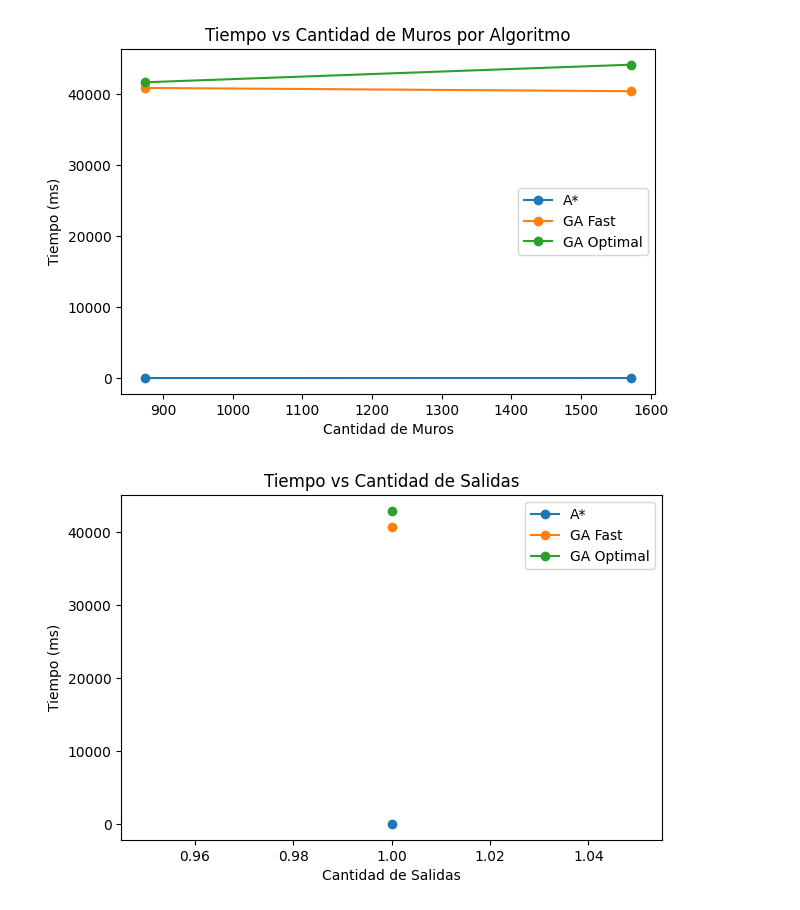
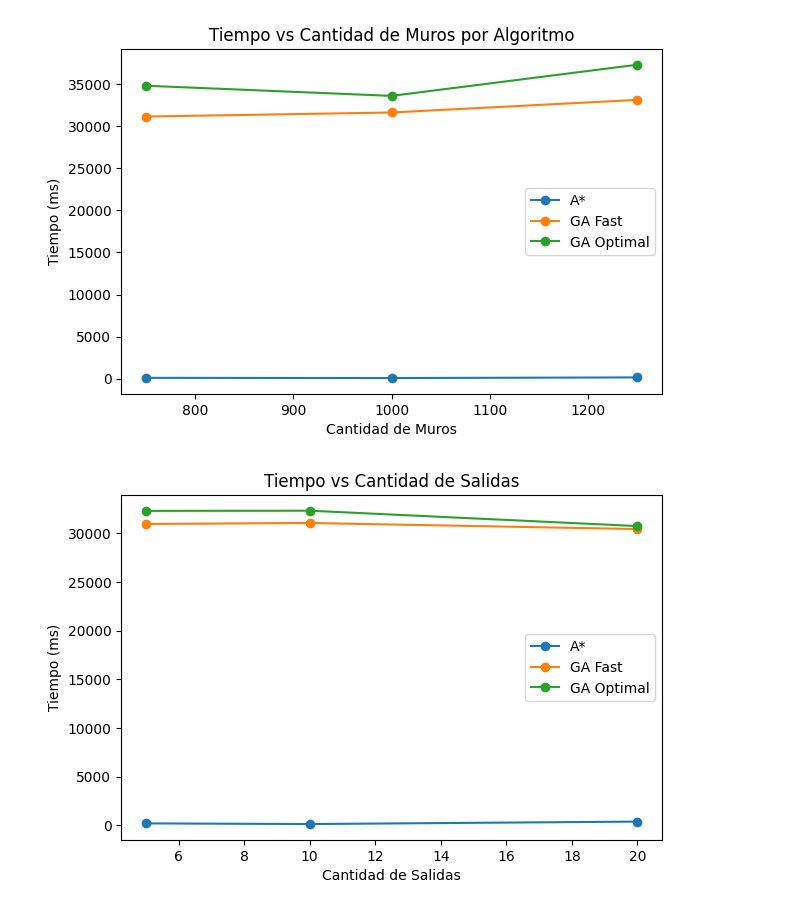
Before and after one commit to BastiBernal/Tarea-1-IA, a Jupyter notebook: experiments/analisis_resultados.ipynb, the cells around one changed output. Drawn from its saved outputs; the diff is of its cells as text; code cells hidden in the pictures.

```diff
--- a/experiments/analisis_resultados.ipynb
+++ b/experiments/analisis_resultados.ipynb
@@ -45,9 +58,9 @@ Primeras 5 filas:
 # %%
 # Grafico con tamaño de laberinto variable
 
-# df_size = pd.read_csv('./results/size_var.csv')
+df_size = pd.read_csv('./results/Size_var_experiment.csv')
 
-df_size = combined_df
+# df_size = combined_df
 
 plt.figure(figsize=(12, 8))
 
@@ -70,9 +83,9 @@ plt.show()
 # %%
 # Grafico con crazy value variable
 
-# df_crazy = df_goals = pd.read_csv('./results/crazy_var.csv')
+df_crazy = pd.read_csv('./results/Crazy_var_experiment.csv')
 
-df_crazy = combined_df
+# df_crazy = combined_df
 
 plt.figure(figsize=(12, 8))
 
@@ -89,6 +102,6 @@ plt.ylabel('Tiempo (ms)')
 plt.legend()
 
 
-plt.tight_layout()
-plt.show()
+# plt.tight_layout()
+# plt.show()
 # %% [output]
@@ -96,9 +110,9 @@ plt.show()
 # %%
 # Grafico con cantidad de muros variable
 
-# df_walls = pd.read_csv('./results/walls_var.csv')
+df_walls = pd.read_csv('./results/Wall_var_experiment.csv')
 
-df_walls = combined_df
+# df_walls = combined_df
 
 plt.figure(figsize=(12, 8))
 
@@ -118,30 +132,30 @@ plt.legend()
 plt.tight_layout()
 plt.show()
 # %% [output]
-[figure, old version]
+[figure, new version]
 # %%
 # Grafico con cantidad de metas variable
 
-# df_goals = pd.read_csv('./results/goal_var.csv')
+df_goals = pd.read_csv('./results/Goal_var_experiment.csv')
 
-df_goals = combined_df
+# df_goals = combined_df
 
 plt.figure(figsize=(12, 8))
 
 plt.subplot(2, 2, 1)
 for algorithm in df_goals['algorithm'].unique():
     data = df_goals[df_goals['algorithm'] == algorithm]
 
     # agrupar por el tamaño de laberinto y calcular el promedio del tiempo
     data.groupby('goals')['time_ms'].mean().plot(kind='line', marker='o', label=algorithm)
 
 plt.title('Tiempo vs Cantidad de Salidas')
 plt.xlabel('Cantidad de Salidas')
 plt.ylabel('Tiempo (ms)')
 plt.legend()
 
 
 plt.tight_layout()
 plt.show()
 # %% [output]
-[figure, old version]
+[figure, new version]
```
Also changed, not shown: parts of 5 cells of this notebook, 5 other files.
